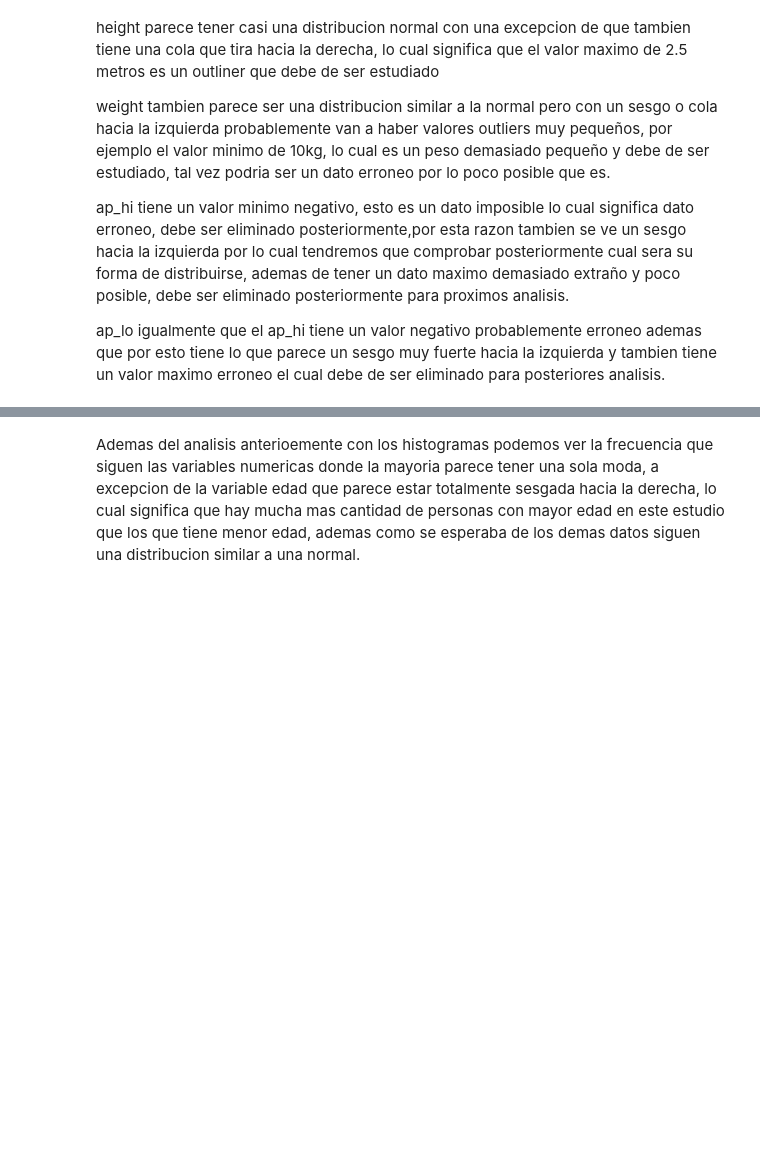
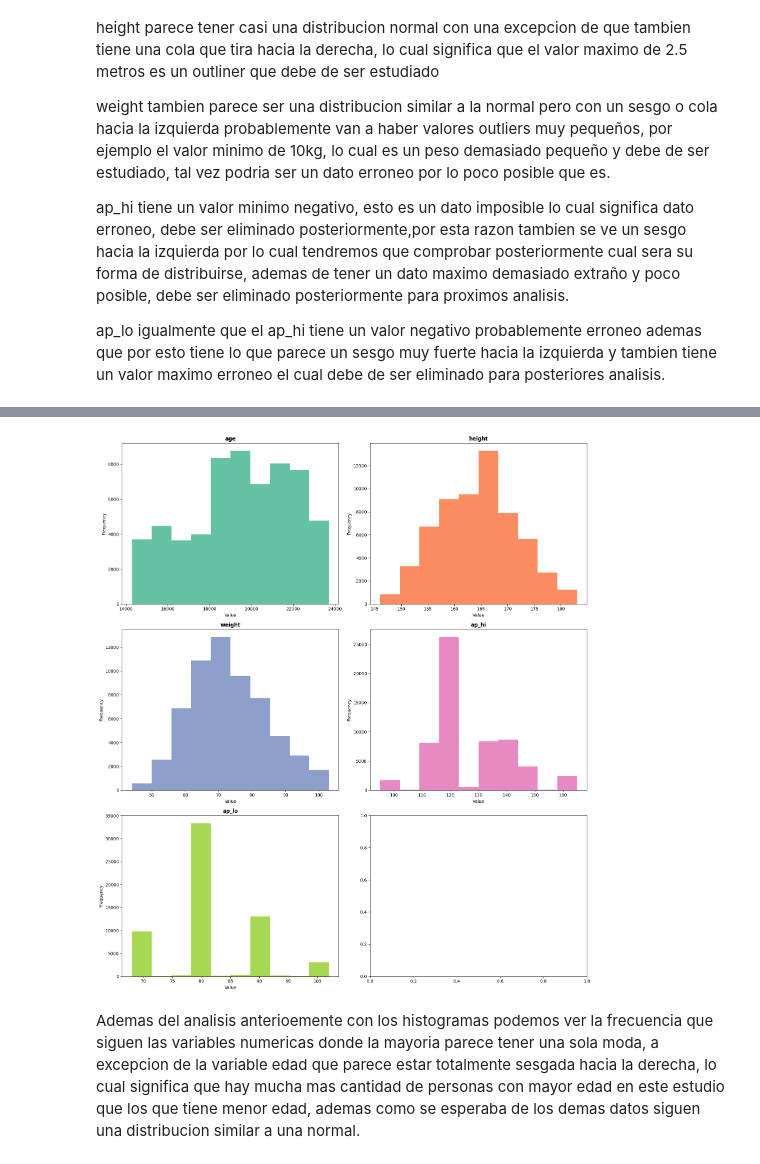
Before and after one commit to caroldvarela/ETL-1, a Jupyter notebook: notebooks/002_EDA.ipynb, the cells around one changed output, grey strips where cells are left out. Saved outputs shown, nothing was run; the diff lists cells and outputs as text; code cells hidden in the pictures; blank space fills up the shorter version.

```diff
--- a/notebooks/002_EDA.ipynb
+++ b/notebooks/002_EDA.ipynb
@@ -104,12 +116,3 @@ weight tambien parece ser una distribucion similar a la normal pero con un sesgo
 ap_hi tiene un valor minimo negativo, esto es un dato imposible lo cual significa dato erroneo, debe ser eliminado posteriormente,por esta razon tambien se ve un sesgo hacia la izquierda por lo cual tendremos que comprobar posteriormente cual sera su forma de distribuirse, ademas de tener un dato maximo demasiado extraño y poco posible, debe ser eliminado posteriormente para proximos analisis.
 
 ap_lo igualmente que el ap_hi tiene un valor negativo probablemente erroneo ademas que por esto tiene lo que parece un sesgo muy fuerte hacia la izquierda y tambien tiene un valor maximo erroneo el cual debe de ser eliminado para posteriores analisis.
-# %%
-numerical = df.loc[:,['age','height','weight','ap_hi','ap_lo']]
-for column in numerical.columns:
-    plt.figure(figsize=(10, 6))
-    plt.hist(numerical[column], bins=20)
-    plt.title(f'Histograma de {column}')
-    plt.xlabel(column)
-    plt.ylabel('Frecuencia')
-    plt.show()
@@ -122,3 +119,31 @@ for column in numerical.columns:
+# %%
+import matplotlib.pyplot as plt
+from math import ceil
+
+
+rows = ceil(numerical.shape[1] / 2)
+
+# Crear los subplots
+f, ax = plt.subplots(nrows=rows, ncols=2, figsize=(16, rows * 6))
+
+# Aplanar el array de ejes para facilitar el acceso
+ax = ax.flat
+
+# Definir una paleta de colores
+colors = plt.get_cmap('Set2').colors
+
+# Crear histogramas para cada columna
+for i, column in enumerate(numerical.columns):
+    df[column].plot.hist(ax=ax[i], color=colors[i % len(colors)])
+    ax[i].set_title(column, fontsize=12, fontweight="bold")
+    ax[i].set_xlabel('Value')
+    ax[i].set_ylabel('Frequency')
+
+# Ajustar el diseño
+plt.tight_layout()
+plt.show()
+# %% [output]
+[figure, added]
 # %% [markdown]
 Ademas del analisis anterioemente con los histogramas podemos ver la frecuencia que siguen las variables numericas donde la mayoria parece tener una sola moda, a excepcion de la variable edad que parece estar totalmente sesgada hacia la derecha, lo cual significa que hay mucha mas cantidad de personas con mayor edad en este estudio que los que tiene menor edad, ademas como se esperaba de los demas datos siguen una distribucion similar a una normal.
 # %% [markdown]
```
Also changed, not shown: parts of 11 cells of this notebook, 1 other file.
